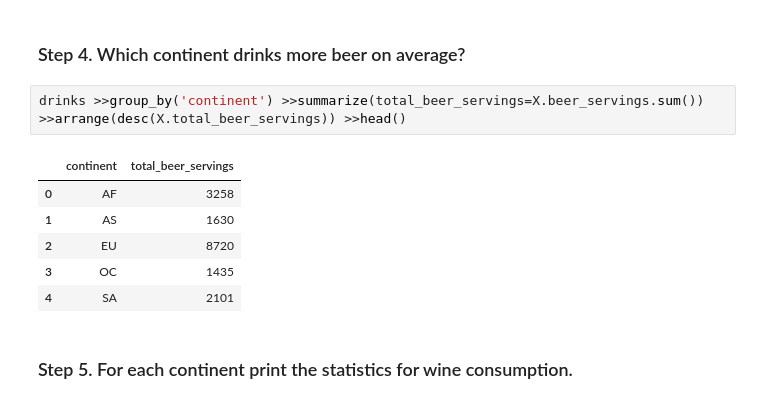
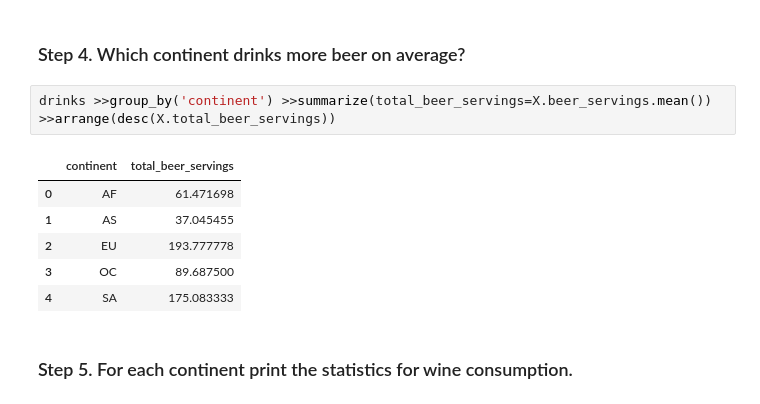
Before and after one commit to bartek00000/descripitve_stat, a Jupyter notebook: Exercise 3.ipynb, the cells around one changed output. Cells and saved outputs as stored; diff of their text form.

```diff
--- a/Exercise 3.ipynb
+++ b/Exercise 3.ipynb
@@ -45,13 +45,13 @@ drinks >>head(15)
 # %% [markdown]
 ### Step 4. Which continent drinks more beer on average?
 # %%
-drinks >>group_by('continent') >>summarize(total_beer_servings=X.beer_servings.sum()) >>arrange(desc(X.total_beer_servings)) >>head()
+drinks >>group_by('continent') >>summarize(total_beer_servings=X.beer_servings.mean()) >>arrange(desc(X.total_beer_servings))
 # %% [output]
 |  | continent | total_beer_servings |
-| 0 | AF | 3258 |
-| 1 | AS | 1630 |
-| 2 | EU | 8720 |
-| 3 | OC | 1435 |
-| 4 | SA | 2101 |
+| 0 | AF | 61.471698 |
+| 1 | AS | 37.045455 |
+| 2 | EU | 193.777778 |
+| 3 | OC | 89.687500 |
+| 4 | SA | 175.083333 |
 # %% [markdown]
 ### Step 5. For each continent print the statistics for wine consumption.
```
Also changed, not shown: parts of 5 cells of this notebook.
